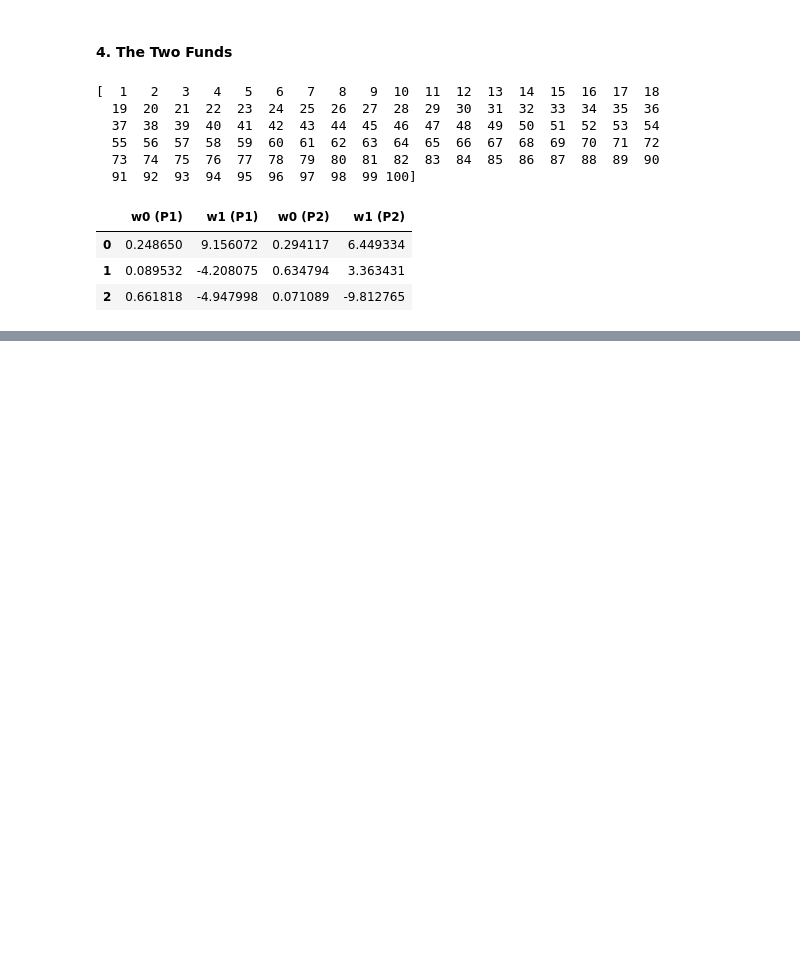
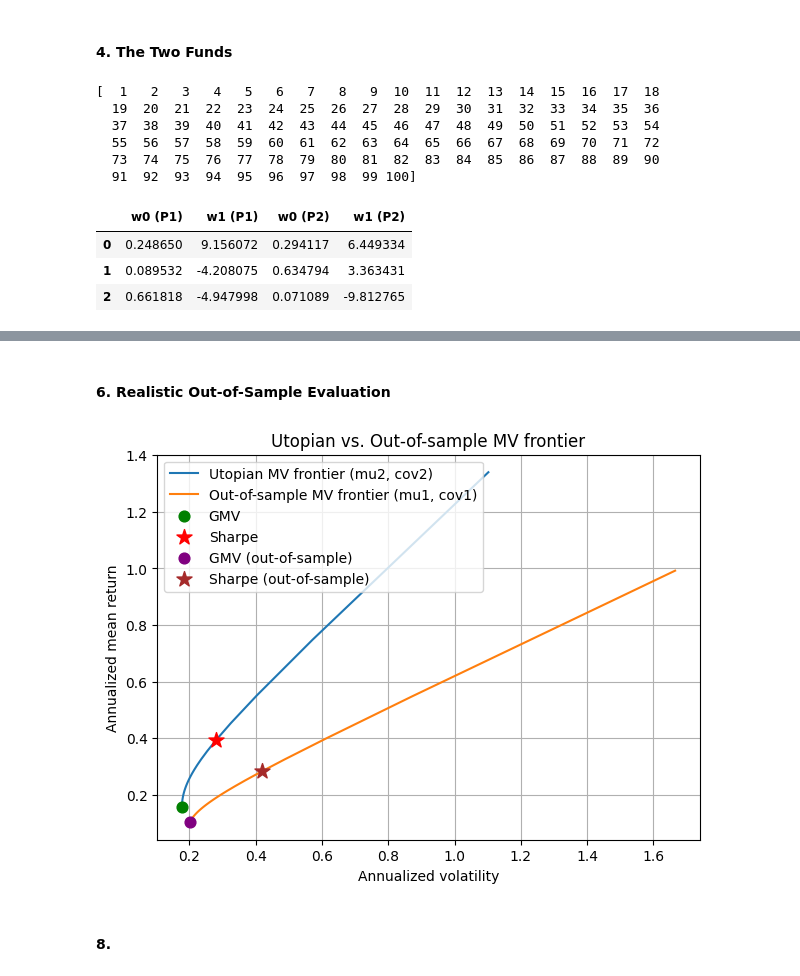
Before and after one commit to ctorello17/Project1, a Jupyter notebook: project1.ipynb, the cells around one changed output, grey strips where cells are left out. Saved outputs shown, nothing was run; the diff lists cells and outputs as text; code cells hidden in the pictures; blank space fills up the shorter version.

```diff
--- a/project1.ipynb
+++ b/project1.ipynb
@@ -430,0 +467,31 @@ pd.DataFrame({"w0 (P1)": w0_1, "w1 (P1)": w1_1, "w0 (P2)": w0_2, "w1 (P2)": w1_2
+# %% [markdown]
+#### 6. Realistic Out-of-Sample Evaluation
+# %%
+mu1v, cov1v = mu1.values, cov1.values
+
+#build portfolios with period 1 estimates, evaluate them with period 2 estimates
+W6 = np.array([mv_port(A, mu1v, cov1v) for A in A_grid])
+mean6 = W6 @ mu2v
+vol6 = np.sqrt(np.einsum('ij,jk,ik->i', W6, cov2v, W6))
+
+#period-1 GMV and Sharpe portfolios, evaluated with period 2 estimates
+mean_gmv1, vol_gmv1 = port_stats(w0_1, mu2v, cov2v)
+A_T1 = np.ones(3) @ np.linalg.inv(cov1v) @ mu1v
+w_T1 = mv_port(A_T1, mu1v, cov1v)
+mean_T1, vol_T1 = port_stats(w_T1, mu2v, cov2v)
+
+plt.figure(figsize=(7, 5))
+plt.plot(vol5 * k_v, mean5 * k_m, color="tab:blue", label="Utopian MV frontier (mu2, cov2)")
+plt.plot(vol6 * k_v, mean6 * k_m, color="tab:orange", label="Out-of-sample MV frontier (mu1, cov1)")
+plt.scatter(vol_gmv*k_v, mean_gmv*k_m, color="green", s=60, zorder=3, label="GMV")
+plt.scatter(vol_T*k_v, mean_T*k_m, color="red", marker="*", s=130, zorder=3, label="Sharpe")
+plt.scatter(vol_gmv1*k_v, mean_gmv1*k_m, color="purple", s=60, zorder=3, label="GMV (out-of-sample)")
+plt.scatter(vol_T1*k_v, mean_T1*k_m, color="brown", marker="*", s=130, zorder=3, label="Sharpe (out-of-sample)")
+plt.xlabel("Annualized volatility"); plt.ylabel("Annualized mean return")
+plt.title("Utopian vs. Out-of-sample MV frontier")
+plt.grid(True); plt.legend()
+plt.show()
+# %% [output]
+[figure, added]
+# %% [markdown]
+#### 8.
```
Also changed, not shown: parts of 2 cells of this notebook.
